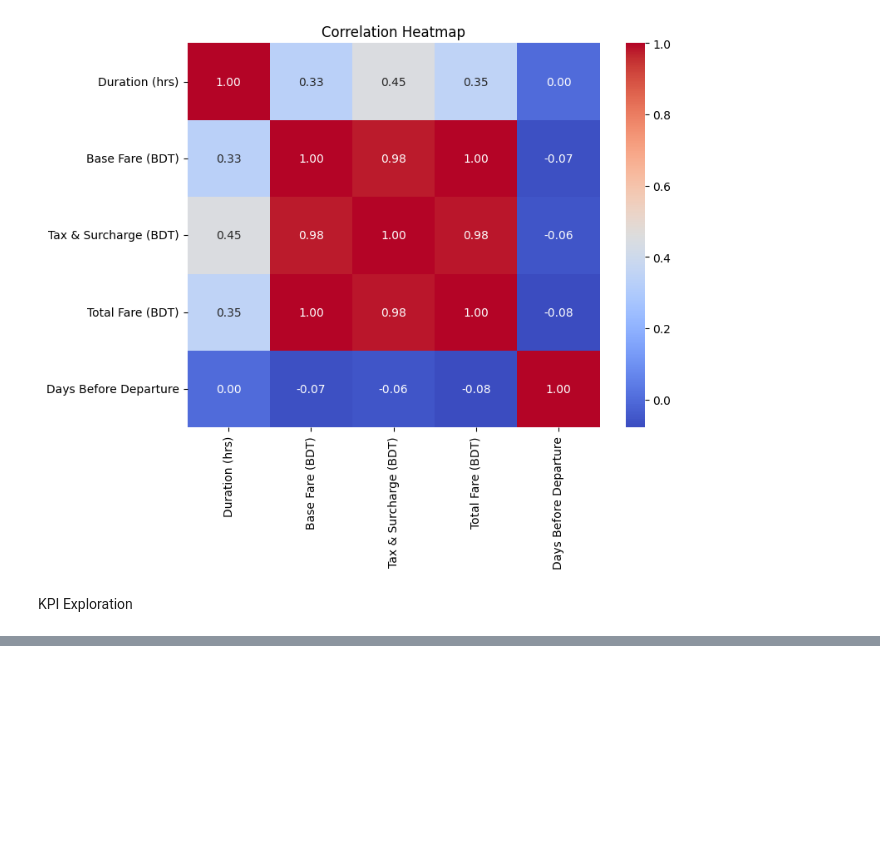
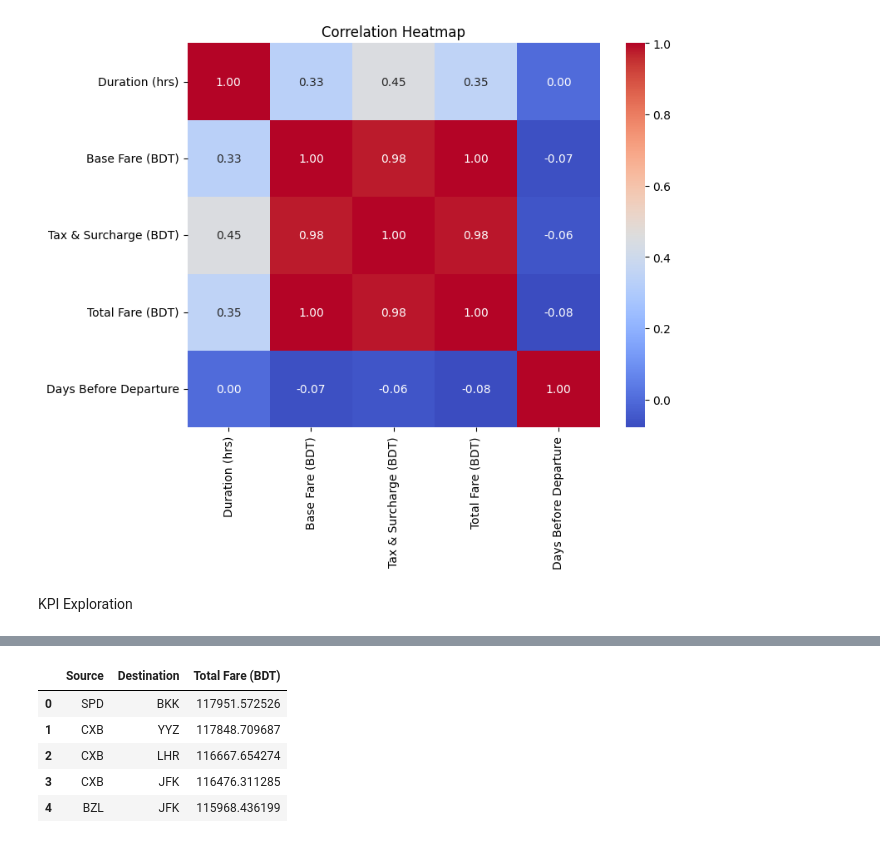
Before and after one commit to Richard-Sarfo/Flight_Price_Prediction, a Jupyter notebook: notebook.ipynb, the cells around one changed output, grey strips where cells are left out. Drawn from its saved outputs; the diff is of its cells as text; code cells hidden in the pictures; blank space fills up the shorter version.

```diff
--- a/notebook.ipynb
+++ b/notebook.ipynb
@@ -136,0 +171,9 @@ KPI Exploration
+# %%
+top_expensive_routes(df)
+# %% [output]
+|  | Source | Destination | Total Fare (BDT) |
+| 0 | SPD | BKK | 117951.572526 |
+| 1 | CXB | YYZ | 117848.709687 |
+| 2 | CXB | LHR | 116667.654274 |
+| 3 | CXB | JFK | 116476.311285 |
+| 4 | BZL | JFK | 115968.436199 |
```
Also changed, not shown: parts of 4 cells of this notebook, 2 other files.
